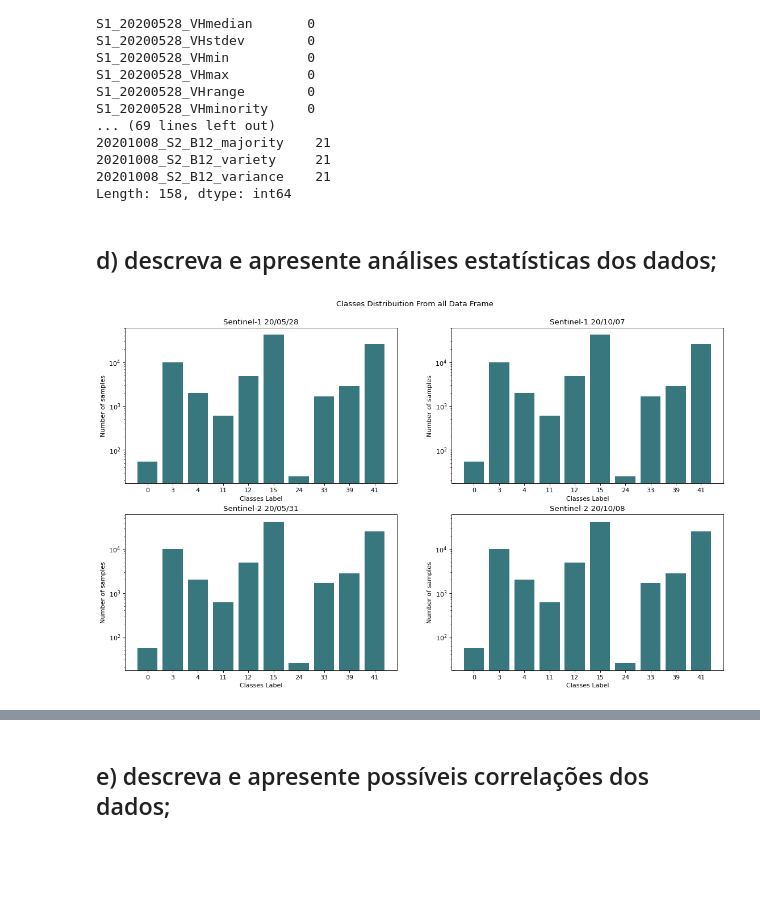
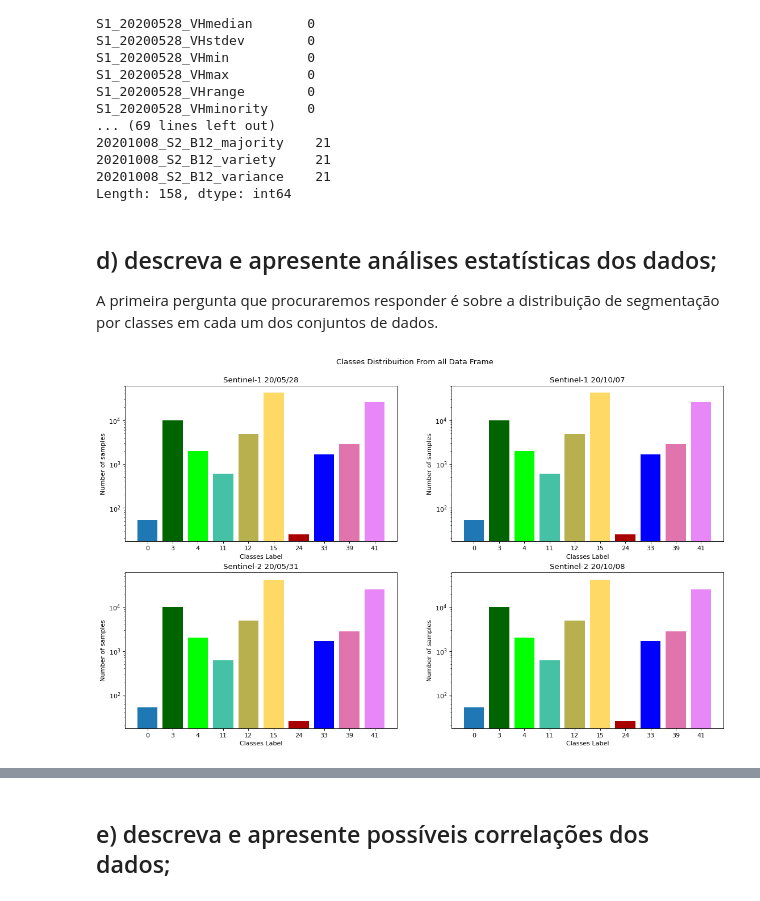
Before and after one commit to barauna-lo/Artificial_Inteligence, a Jupyter notebook: CAP345_Artificial_Intelience_AT01.ipynb, the cells around one changed output, grey strips where cells are left out. Saved outputs shown, nothing was run; the diff lists cells and outputs as text; code cells hidden in the pictures; blank space fills up the shorter version.

```diff
--- a/CAP345_Artificial_Intelience_AT01.ipynb
+++ b/CAP345_Artificial_Intelience_AT01.ipynb
@@ -242,36 +237,42 @@ S1_20200528_VHminority     0
 Length: 158, dtype: int64
 # %% [markdown]
 ## d) descreva e apresente análises estatísticas dos dados;
+
+A primeira pergunta que procuraremos responder é sobre a distribuição de segmentação por classes em cada um dos conjuntos de dados.
 # %%
 from collections import Counter
 #Alocating Frequency Data
 freqs = [Counter(Sent1D1['DN'].values),
          Counter(Sent2D1['DN'].values),
          Counter(Sent1D2['DN'].values),
          Counter(Sent2D2['DN'].values)]
 #Alocanting Classes Values
 xvals = []
 for i in range(len(freqs)):
   xvals.append(range(len(freqs[i].values())) )
 #Titles Classes
 titles =['Sentinel-1 20/05/28',
          'Sentinel-1 20/10/07',
          'Sentinel-2 20/05/31',
          'Sentinel-2 20/10/08']
 
+#Colors Label From the MapBiomas 06
+colors = ['C0','#006400','#00ff00','#45C2A5','#B8AF4F','#FFD966','#aa0000','#0000FF','#e075ad','#e787f8']
+
 #Ploting Figure
 figure(figsize=(17, 10), dpi=80)
+
 
 plt.suptitle("Classes Distribuition From all Data Frame",y=0.94)
 for i in range(len(titles)):
   plt.subplot(2,2,(i+1))
-  plt.bar(xvals[i], freqs[i].values() , color='#37777D')
+  plt.bar(xvals[i], freqs[i].values(),color = colors)
   plt.xticks(xvals[i], freqs[i].keys())
   plt.xlabel('Classes Label')
   plt.ylabel('Number of samples')
   plt.yscale("log")
   plt.title(titles[i])
 plt.show()
 #https://stackoverflow.com/questions/56850735/matplotlib-histogram-with-non-numerical-data
 # %% [output]
-[figure, old version]
+[figure, new version]
```
Also changed, not shown: parts of 8 cells of this notebook.
